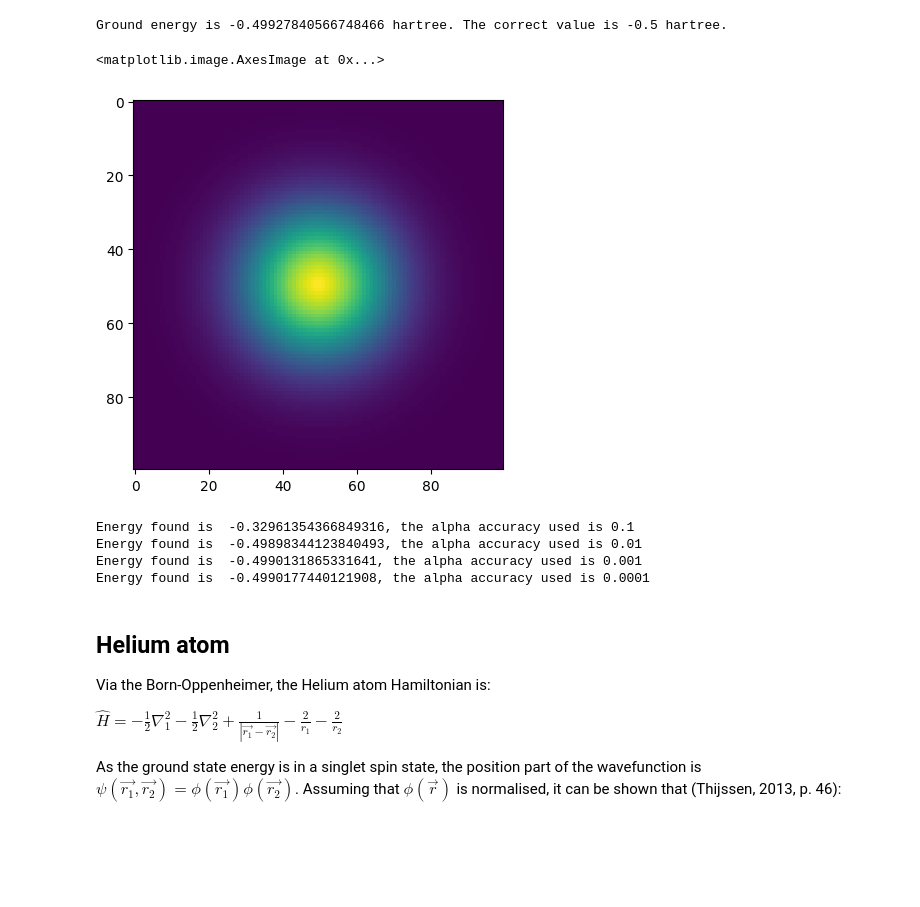
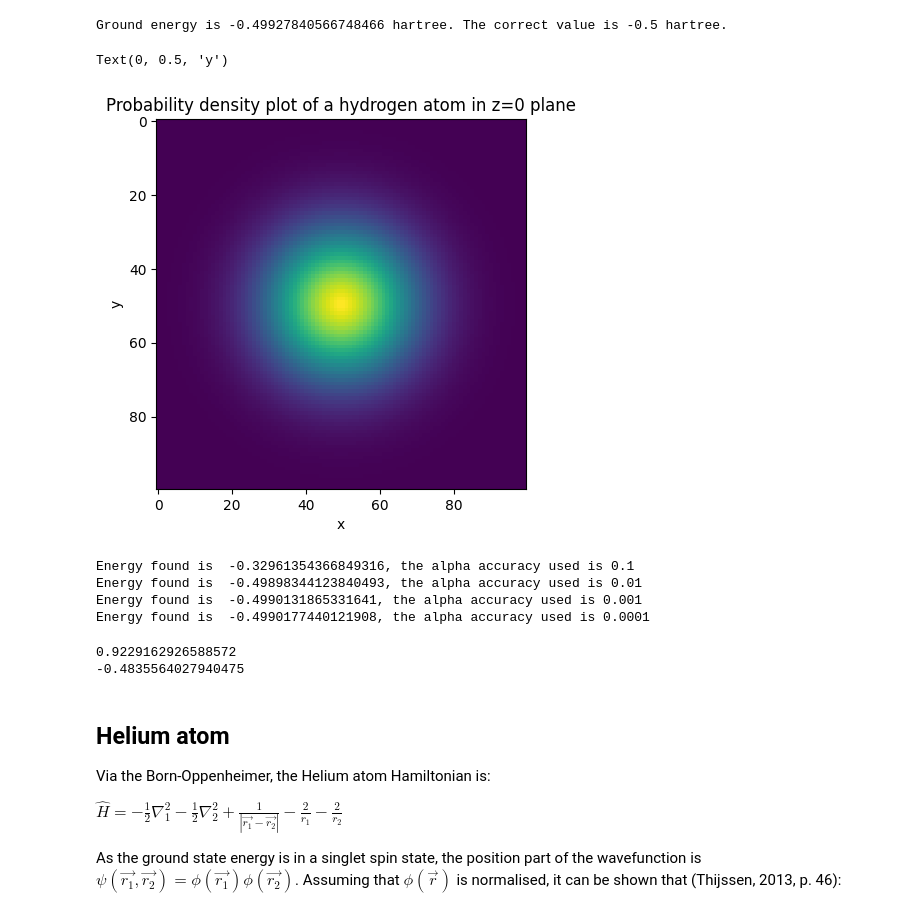
Before and after one commit to Williame33445/physics-projects, a Jupyter notebook: variational-principle/variational-principle.ipynb, the cells around one changed output. Drawn from its saved outputs; the diff is of its cells as text; code cells hidden in the pictures; blank space fills up the shorter version.

Commit message:
started working on conversion from the hydrogen ground state to GTOs, has a few issues

```diff
--- a/variational-principle/variational-principle.ipynb
+++ b/variational-principle/variational-principle.ipynb
@@ -86,27 +85,27 @@ Ground energy is -0.49927840566748466 hartree. The correct value is -0.5 hartree
 # %%
 #excited states can't be found with just spherical basis (unless you approximated by shifting positions)
 #hence only the ground state can be described
 
 energy_H, states_H = findHydrogenGroundState(alphas_H) #better name for states?
 
 def getProbDensity(contractionCoeff,alphas,halfWidth,N): #z=0
     x = np.linspace(-halfWidth, halfWidth, N)
     y = np.linspace(-halfWidth, halfWidth, N)
     xv, yv = np.meshgrid(x, y)
 
     wavefunction = np.zeros((N,N))
     for i in range(alphas.shape[0]):
         wavefunction +=  contractionCoeff[i]*np.exp(-alphas[i]*(xv**2 + yv**2))
 
     return wavefunction**2
 
 plt.imshow(getProbDensity(states_H,alphas_H,5,100))
-plt.title("Density plot of a hydrogen atom in z=0 plane")
+plt.title("Probability density plot of a hydrogen atom in z=0 plane")
 plt.xlabel("x")
 plt.ylabel("y")
 # %% [output]
-<matplotlib.image.AxesImage at 0x...>
+Text(0, 0.5, 'y')
-[figure, old version]
+[figure, new version]
 # %%
 #look at Kopmann theorm for Helium
 
@@ -191,6 +193,73 @@ Energy found is  -0.32961354366849316, the alpha accuracy used is 0.1
 Energy found is  -0.49898344123840493, the alpha accuracy used is 0.01
 Energy found is  -0.4990131865331641, the alpha accuracy used is 0.001
 Energy found is  -0.4990177440121908, the alpha accuracy used is 0.0001
+# %%
+
+
+
+A = 1/np.sqrt(np.pi) #atomic units
+xi = 1
+
+#tried direct search method, didn't work for a large number of cycles because the normalisation constraint moves
+# the vector in direction that the test direction doesn't intend,
+# Small Gaussian Expansions of Slater-Type Orbitals, ROBERT F. STEWART  has a method
+#  Self-Consistent Molecular-Orbital Methods. I. Use of Gaussian Expansions
+# of Slater-Type Atomic Orbitals. W. ]. HERRE, R. F. STEWART, AND J. A. PonE  is also being used.
+
+#look at Generalized X-Ray Scattering Factors ROBERT F. STEWART
+#and using Hartree-Fock approximation to calculate cross-sections due to molecules (Born approx)
+
+def getResidual(ds,alphas): #? change order (spelling?)
+    n = ds.shape[0]
+    residual = (A**2)/(4*xi**3) #can i remove the intial brackets
+    residual -= 2*A*np.sum((-0.5*(xi/alphas)**2 + (1 + (xi**2)/(2*alphas))*np.sqrt(np.pi)
+                            *np.exp((xi**2)/(4*alphas))*erfc(xi/(2*np.sqrt(alphas)))/(4*alphas**1.5))*ds)
+    residual += ds @ np.array([[np.pi/(4*(alphas[i] + alphas[j])**1.5) for i in range(n)] for j in range(n)]) @ ds
+    return residual
+
+
+def leastSquaresOnDs(alphas): #normalisation may be a problem?
+    N = alphas.shape[0]
+    C = 2*A*(-0.5*(xi/alphas)**2 + (1 + (xi**2)/(2*alphas))*np.sqrt(np.pi)
+                            *np.exp((xi**2)/(4*alphas))*erfc(xi/(2*np.sqrt(alphas)))/(4*alphas**1.5))
+
+    M = np.empty((N,N))
+    for i in range(N):
+        M[i,i] = np.sqrt(np.pi/(2*alphas[i])**3)/4
+        for j in range(i):
+            M[i,j] = np.sqrt(np.pi/(alphas[i] + alphas[j])**3)/4
+            M[j,i] = M[i,j]
+
+    return np.linalg.inv(M) @ C
+
+def expandHinGuassian(alphas,ds,deltaAlphas,deltaDs,depth=0):
+    newAlphas = getNewAlphasByDirectSearch(alphas,deltaAlphas,depth="one run",getEnergy=lambda a: getResidual(ds,a))
+    newDs = leastSquaresOnDs(newAlphas)
+    if np.allclose(newAlphas,alphas,rtol=1.1*deltaAlphas) and np.allclose(newDs,ds,rtol=1.1*deltaDs):
+        return newAlphas,newDs
+    elif depth == 999:
+        print("max depth reached")
+        return newAlphas,newDs
+    else:
+        return expandHinGuassian(newAlphas,newDs,deltaAlphas,deltaDs,depth+1)
+
+alphasInit = np.array([12, 0.1, 0.5, 1.9])
+dsInit = np.array([-0.1, 0.2, 0.0, -6])
+
+def getEnergy(alphas,ds):
+    #finding matrices as lists
+    S = np.array([[Sij(a_i,a_j) for a_i in alphas] for a_j in alphas])
+    H = np.array([[Hij(a_i,a_j) for a_i in alphas] for a_j in alphas])
+
+    return (ds @ H @ ds)/(ds @ S @ds)
+
+print(getEnergy(alphasInit,dsInit)) #why does this come out incorrectly?
+
+a,d = expandHinGuassian(alphasInit,dsInit,0.1,0.1)
+print(findHydrogenGroundEnergy(a))
+# %% [output]
+0.9229162926588572
+-0.4835564027940475
 # %% [markdown]
 ## Helium atom
 
```
Also changed, not shown: parts of 3 cells of this notebook.
